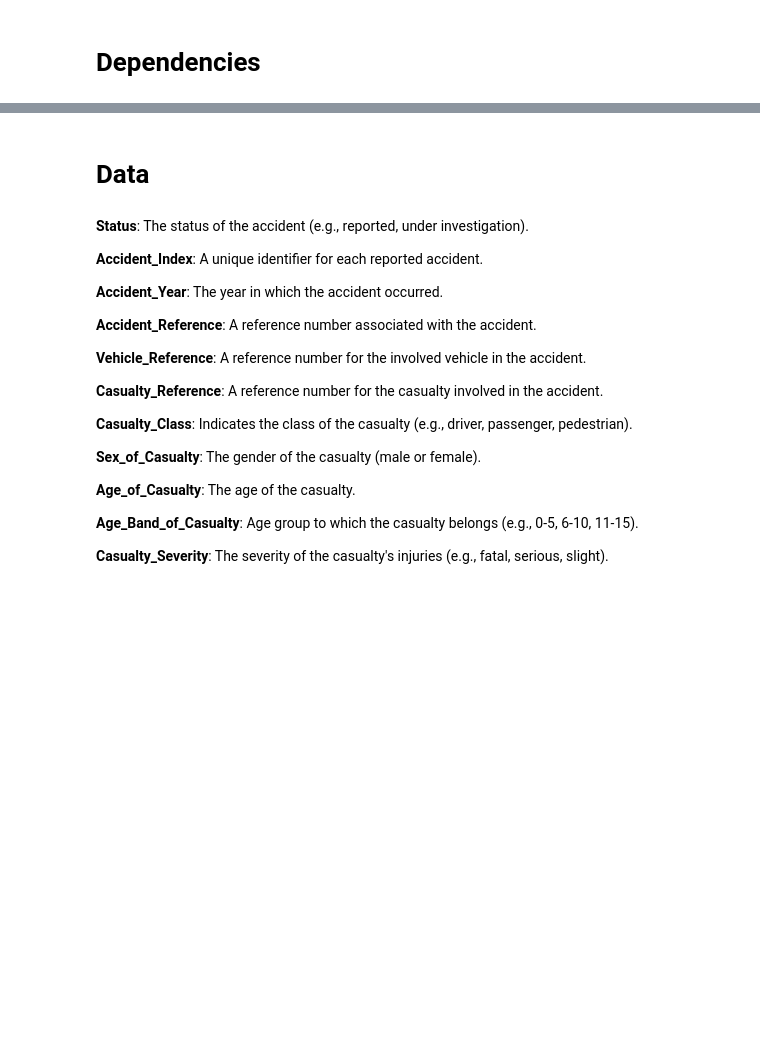
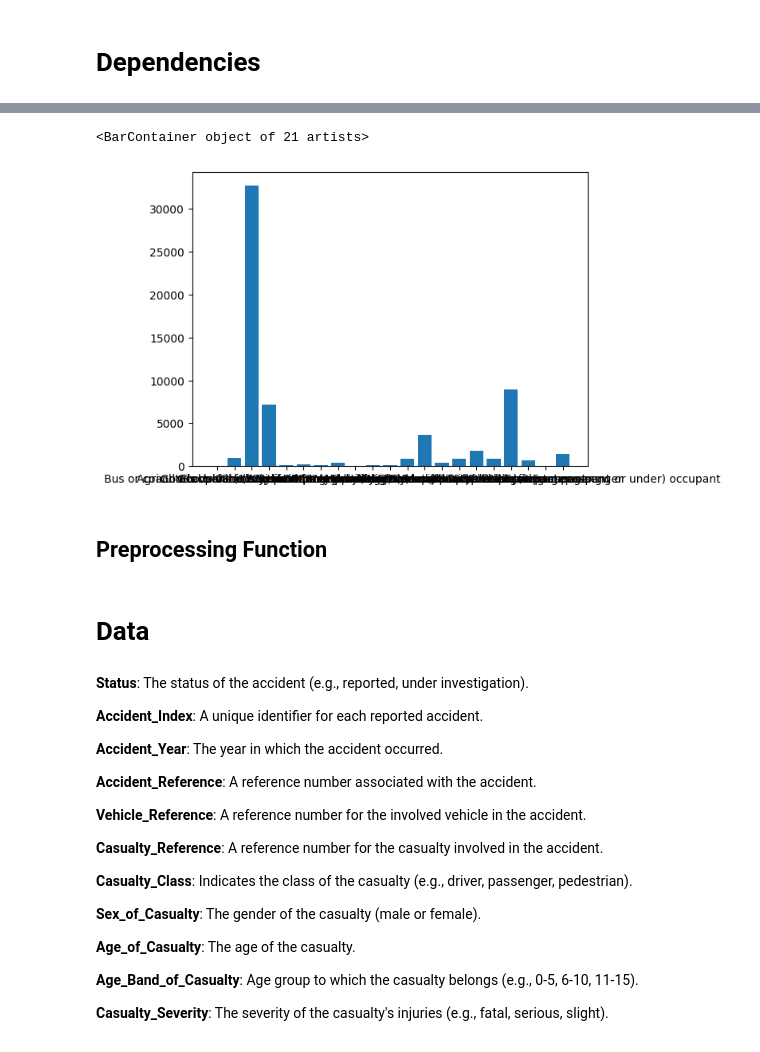
Before and after one commit to ArmanAghania/Road-Casualty-Statistics-and-Analysis, a Jupyter notebook: analysis.ipynb, the cells around one changed output, grey strips where cells are left out. Cells and saved outputs as stored; diff of their text form; code cells hidden in the pictures; blank space fills up the shorter version.

```diff
--- a/analysis.ipynb
+++ b/analysis.ipynb
@@ -12,3 +73,11 @@ warnings.filterwarnings('ignore')
+# %%
+column_name = 'casualty_type'
+plt.bar(df.groupby(f'{column_name}')[f'{column_name}'].size().index, df.groupby(f'{column_name}')[f'{column_name}'].size())
+# %% [output]
+<BarContainer object of 21 artists>
+[figure, added]
+# %% [markdown]
+## Preprocessing Function
 # %% [markdown]
 # Data
 # %% [markdown]
```
Also changed, not shown: parts of 40 cells of this notebook.
